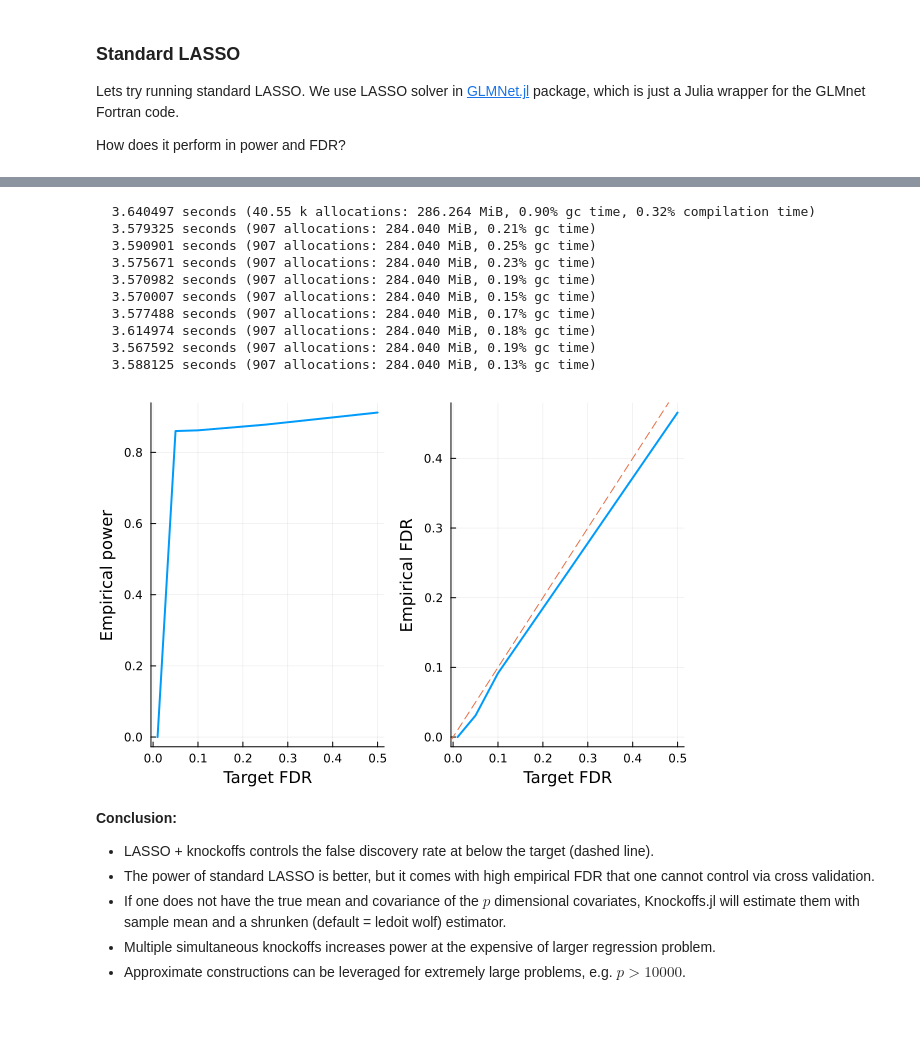
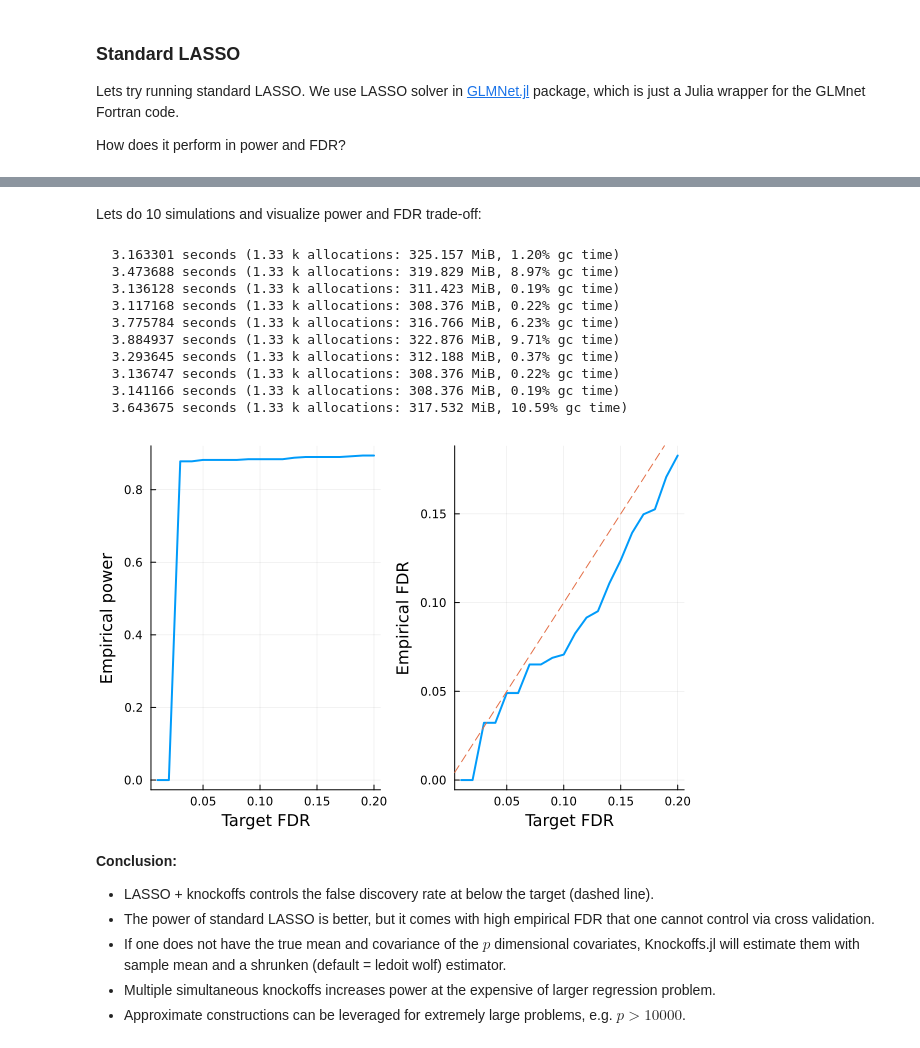
Before and after one commit to biona001/Knockoffs.jl, a Jupyter notebook: docs/src/man/modelX.ipynb, the cells around one changed output, grey strips where cells are left out. Saved outputs shown, nothing was run; the diff lists cells and outputs as text; code cells hidden in the pictures; blank space fills up the shorter version.

Commit message:
select_variables and select_groups, and update docs

```diff
--- a/docs/src/man/modelX.ipynb
+++ b/docs/src/man/modelX.ipynb
@@ -324,0 +311,2 @@ Lets do 10 simulations and visualize power and FDR trade-off:
+# %%
+selected = select_variables(knockoff_filter, 0.1)
@@ -325,39 +331,42 @@ Lets do 10 simulations and visualize power and FDR trade-off:
+# %% [markdown]
+Lets do 10 simulations and visualize power and FDR trade-off:
 # %%
 # run 10 simulations and compute empirical power/FDR
 nsims = 10
-empirical_power = zeros(5)
-empirical_fdr = zeros(5)
-for i in 1:nsims
-    @time knockoff_filter = fit_lasso(y, X, method=:mvr)
-    FDR = knockoff_filter.fdr_target
-    for i in eachindex(FDR)
-        selected = knockoff_filter.selected[i]
+FDR = collect(0.01:0.01:0.2)
+empirical_power = zeros(length(FDR))
+empirical_fdr = zeros(length(FDR))
+Random.seed!(123)
+for sim in 1:nsims
+    @time knockoff_filter = fit_lasso(y, X, method=:maxent, m=1)
+    for (j, fdr) in enumerate(FDR)
+        selected = select_variables(knockoff_filter, fdr)
         power = length(selected ∩ correct_position) / k
         fdp = length(setdiff(selected, correct_position)) / max(length(selected), 1)
-        empirical_power[i] += power
-        empirical_fdr[i] += fdp
+        empirical_power[j] += power
+        empirical_fdr[j] += fdp
     end
 end
 empirical_power ./= nsims
 empirical_fdr ./= nsims
 
 # visualize FDR and power
 power_plot = plot(FDR, empirical_power, xlabel="Target FDR", ylabel="Empirical power", legend=false, w=2)
 fdr_plot = plot(FDR, empirical_fdr, xlabel="Target FDR", ylabel="Empirical FDR", legend=false, w=2)
 Plots.abline!(fdr_plot, 1, 0, line=:dash)
 plot(power_plot, fdr_plot)
 # %% [output]
-  3.640497 seconds (40.55 k allocations: 286.264 MiB, 0.90% gc time, 0.32% compilation time)
-  3.579325 seconds (907 allocations: 284.040 MiB, 0.21% gc time)
-  3.590901 seconds (907 allocations: 284.040 MiB, 0.25% gc time)
-  3.575671 seconds (907 allocations: 284.040 MiB, 0.23% gc time)
-  3.570982 seconds (907 allocations: 284.040 MiB, 0.19% gc time)
-  3.570007 seconds (907 allocations: 284.040 MiB, 0.15% gc time)
-  3.577488 seconds (907 allocations: 284.040 MiB, 0.17% gc time)
-  3.614974 seconds (907 allocations: 284.040 MiB, 0.18% gc time)
-  3.567592 seconds (907 allocations: 284.040 MiB, 0.19% gc time)
-  3.588125 seconds (907 allocations: 284.040 MiB, 0.13% gc time)
+  3.163301 seconds (1.33 k allocations: 325.157 MiB, 1.20% gc time)
+  3.473688 seconds (1.33 k allocations: 319.829 MiB, 8.97% gc time)
+  3.136128 seconds (1.33 k allocations: 311.423 MiB, 0.19% gc time)
+  3.117168 seconds (1.33 k allocations: 308.376 MiB, 0.22% gc time)
+  3.775784 seconds (1.33 k allocations: 316.766 MiB, 6.23% gc time)
+  3.884937 seconds (1.33 k allocations: 322.876 MiB, 9.71% gc time)
+  3.293645 seconds (1.33 k allocations: 312.188 MiB, 0.37% gc time)
+  3.136747 seconds (1.33 k allocations: 308.376 MiB, 0.22% gc time)
+  3.141166 seconds (1.33 k allocations: 308.376 MiB, 0.19% gc time)
+  3.643675 seconds (1.33 k allocations: 317.532 MiB, 10.59% gc time)
-[figure, old version]
+[figure, new version]
 # %% [markdown]
 **Conclusion:**
 
```
Also changed, not shown: parts of 13 cells of this notebook, 9 other files.
